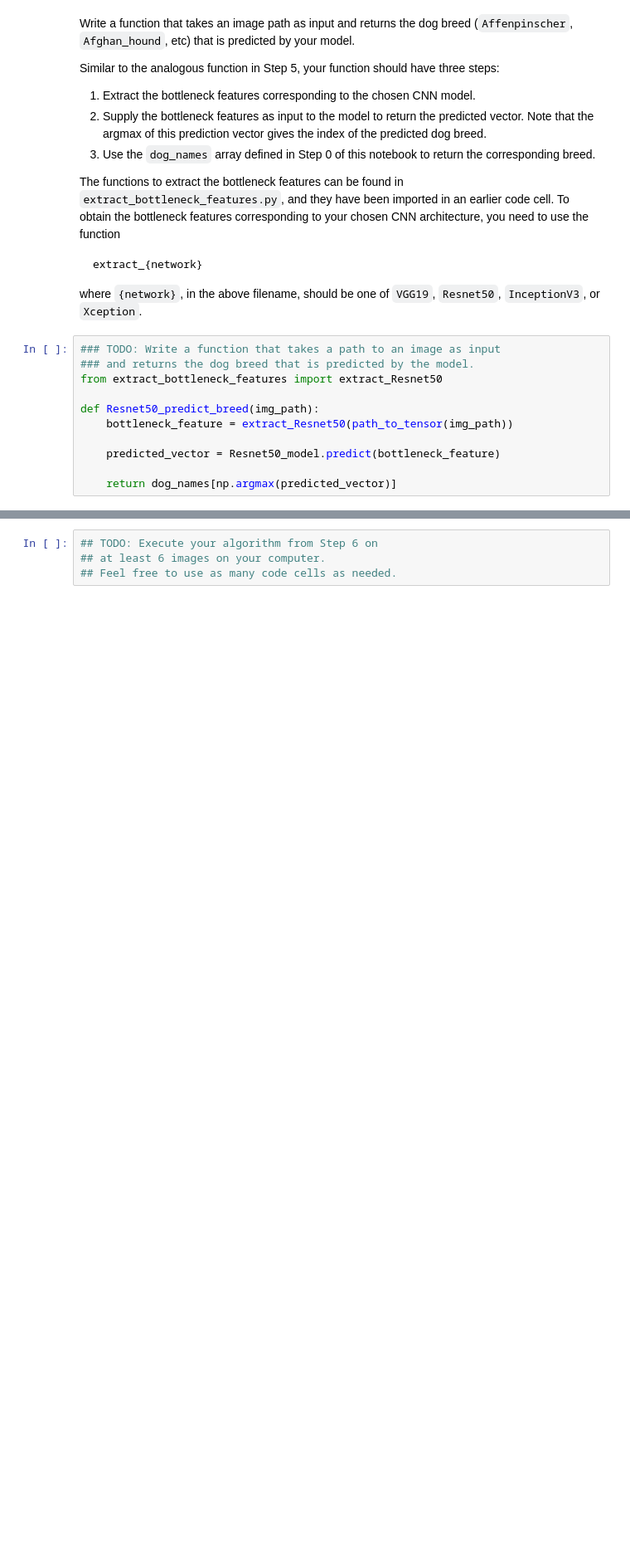
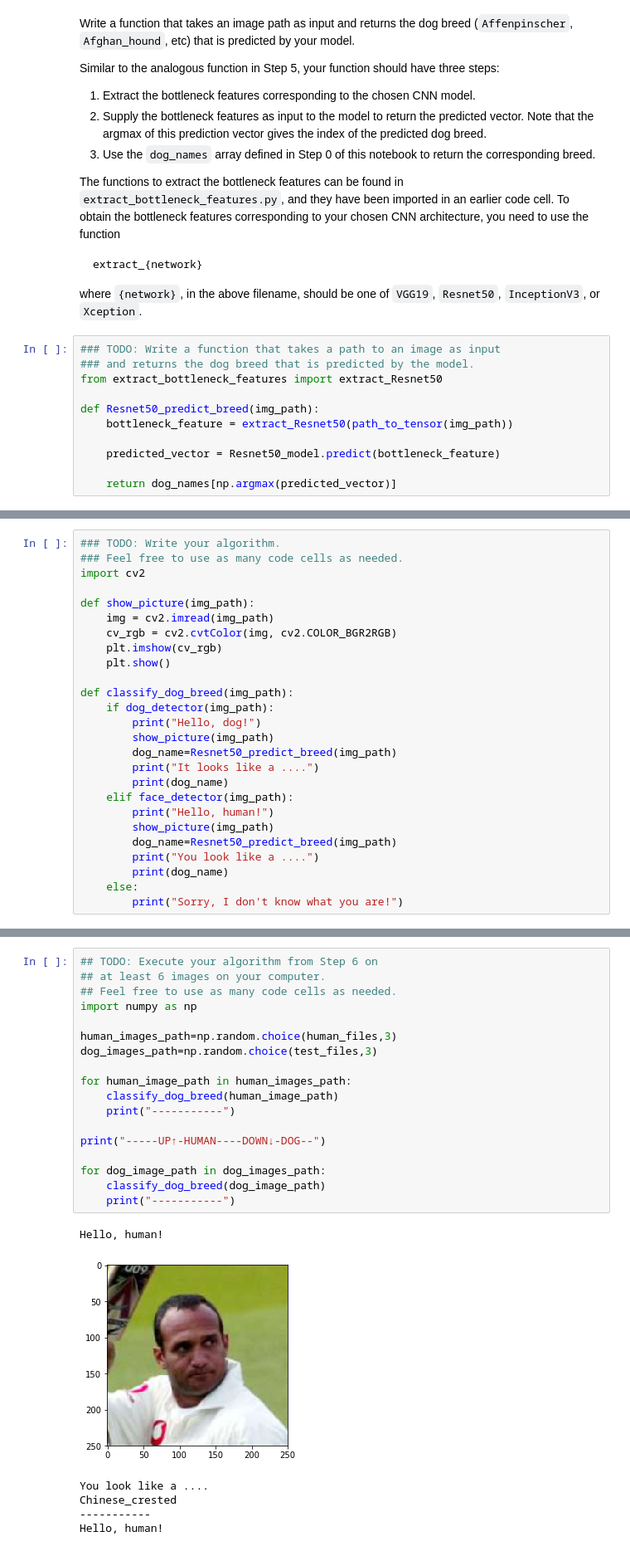
Before and after one commit to linxinzhe/dog-project, a Jupyter notebook: dog_app.ipynb, the cells around one changed output, grey strips where cells are left out. Shown at 83% size. Drawn from its saved outputs; the diff is of its cells as text; blank space fills up the shorter version.

Commit message:
feat(ipynb):Write your Algorithm

```diff
--- a/dog_app.ipynb
+++ b/dog_app.ipynb
@@ -726,3 +723,29 @@ Some sample output for our algorithm is provided below, but feel free to design
+# %%
+### TODO: Write your algorithm.
+### Feel free to use as many code cells as needed.
+import cv2
+
+def show_picture(img_path):
+    img = cv2.imread(img_path)
+    cv_rgb = cv2.cvtColor(img, cv2.COLOR_BGR2RGB)
+    plt.imshow(cv_rgb)
+    plt.show()
+
+def classify_dog_breed(img_path):
+    if dog_detector(img_path):
+        print("Hello, dog!")
+        show_picture(img_path)
+        dog_name=Resnet50_predict_breed(img_path)
+        print("It looks like a ....")
+        print(dog_name)
+    elif face_detector(img_path):
+        print("Hello, human!")
+        show_picture(img_path)
+        dog_name=Resnet50_predict_breed(img_path)
+        print("You look like a ....")
+        print(dog_name)
+    else:
+        print("Sorry, I don't know what you are!")
 # %% [markdown]
 ---
 <a id='step7'></a>
@@ -740,4 +767,25 @@ __Answer:__
 # %%
 ## TODO: Execute your algorithm from Step 6 on
 ## at least 6 images on your computer.
 ## Feel free to use as many code cells as needed.
+import numpy as np
+
+human_images_path=np.random.choice(human_files,3)
+dog_images_path=np.random.choice(test_files,3)
+
+for human_image_path in human_images_path:
+    classify_dog_breed(human_image_path)
+    print("-----------")
+
+print("-----UP↑-HUMAN----DOWN↓-DOG--")
+
+for dog_image_path in dog_images_path:
+    classify_dog_breed(dog_image_path)
+    print("-----------")
+# %% [output]
+Hello, human!
+[figure, added]
+You look like a ....
+Chinese_crested
+-----------
+Hello, human!
```
Also changed, not shown: parts of 4 cells of this notebook.
